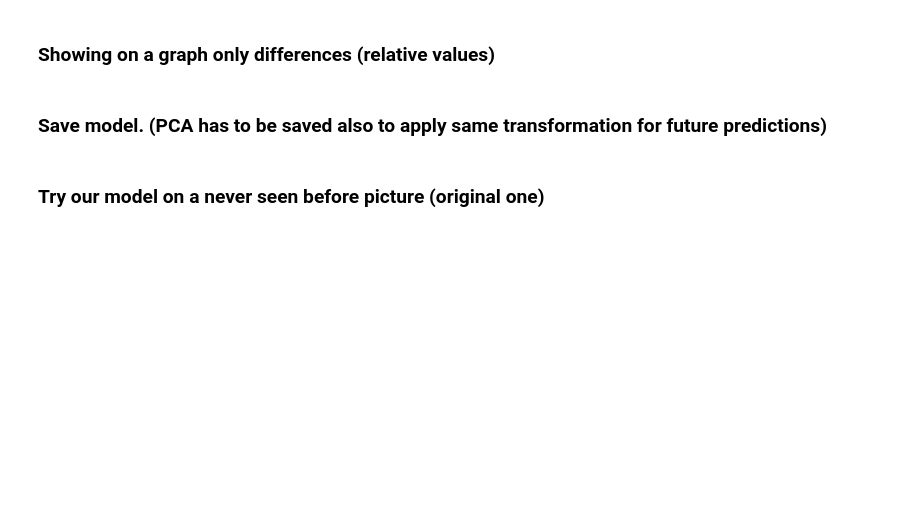
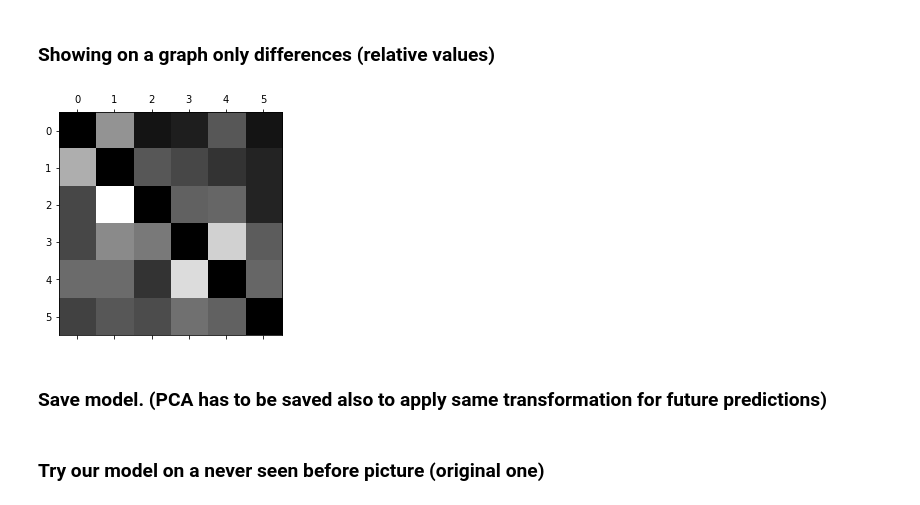
Before and after one commit to terman37/Neural_Networks_Counting_Fingers, a Jupyter notebook: training/ml_classifier_training.ipynb, the cells around one changed output. Cells and saved outputs as stored; diff of their text form; code cells hidden in the pictures; blank space fills up the shorter version.

```diff
--- a/training/ml_classifier_training.ipynb
+++ b/training/ml_classifier_training.ipynb
@@ -149,14 +203,15 @@ pd.crosstab(ytest, ytest_pred, rownames=['True'], colnames=['Predicted'], margin
 # %% [markdown]
 ### Showing on a graph only differences (relative values)
 # %%
-from sklearn.metrics import classification_report, confusion_matrix
-print(classification_report(ytest, ytest_pred))
+from sklearn.metrics import confusion_matrix
 
-confmatr = confusion_matrix(ytest, ytrain_pred)
+confmatr = confusion_matrix(ytest, ytest_pred)
 row_sums = confmatr.sum(axis=1,keepdims=True)
 norm_conf_matr = confmatr / row_sums
 np.fill_diagonal(norm_conf_matr,0)
 plt.matshow(norm_conf_matr,cmap=plt.cm.gray);
+# %% [output]
+[figure, added]
 # %% [markdown]
 ### Save model. (PCA has to be saved also to apply same transformation for future predictions)
 # %%
```
Also changed, not shown: parts of 9 cells of this notebook, 14 other files.
